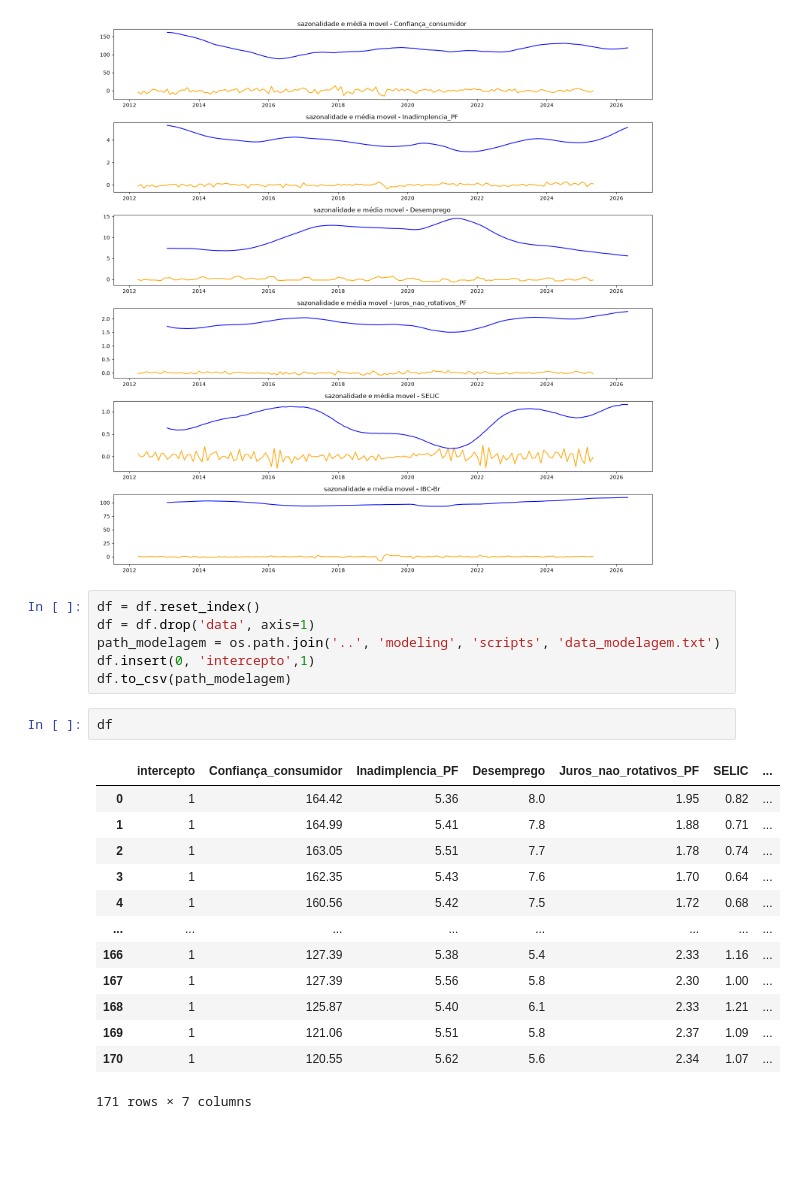
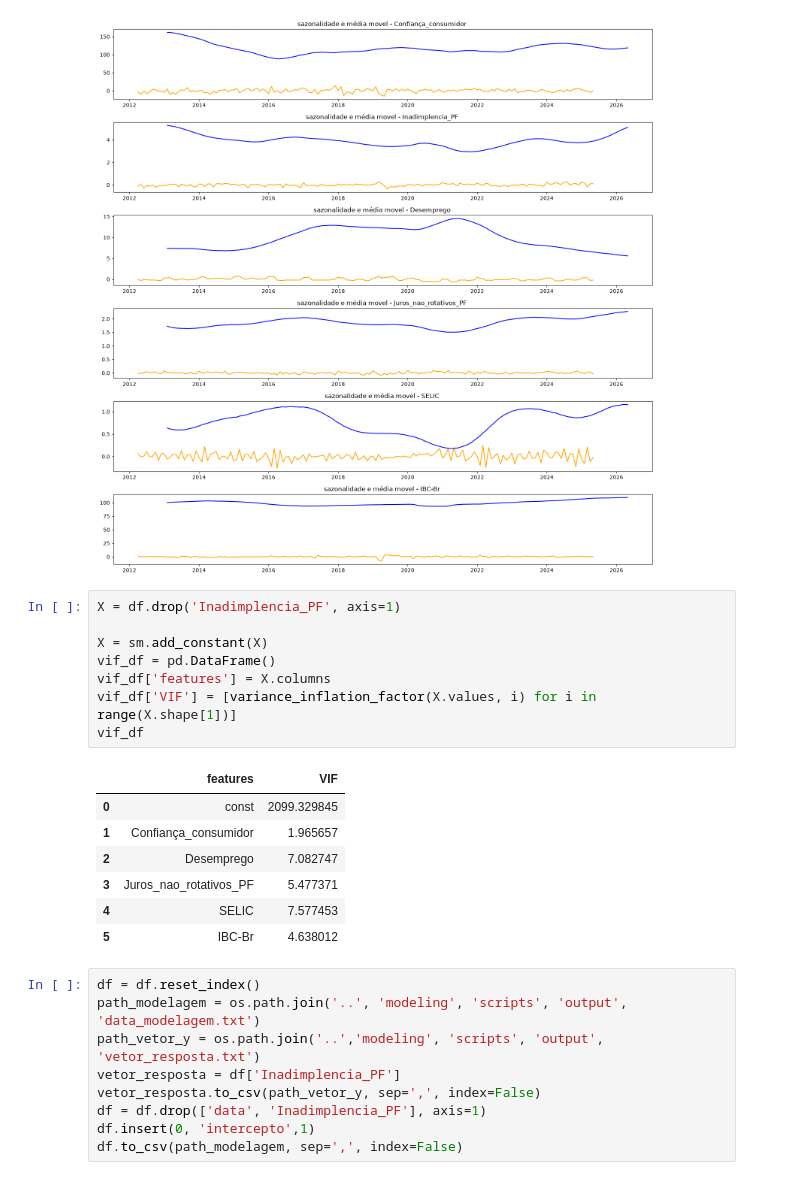
Before and after one commit to WesleySouza13/MacroEconomic-Modeling-Inverse-Problems-for-Default-Estimation-, a Jupyter notebook: notebooks/EDA.ipynb, the cells around one changed output. Drawn from its saved outputs; the diff is of its cells as text; blank space fills up the shorter version.

```diff
--- a/notebooks/EDA.ipynb
+++ b/notebooks/EDA.ipynb
@@ -240,25 +242,28 @@ for sazo, ax in zip(df.columns, axes.ravel()):
     fig.show()
 # %% [output]
 [figure]
-# %%
-df = df.reset_index()
-df = df.drop('data', axis=1)
-path_modelagem = os.path.join('..', 'modeling', 'scripts', 'data_modelagem.txt')
-df.insert(0, 'intercepto',1)
-df.to_csv(path_modelagem)
 # %%
-df
+X = df.drop('Inadimplencia_PF', axis=1)
+
+X = sm.add_constant(X)
+vif_df = pd.DataFrame()
+vif_df['features'] = X.columns
+vif_df['VIF'] = [variance_inflation_factor(X.values, i) for i in range(X.shape[1])]
+vif_df
 # %% [output]
-|  | intercepto | Confiança_consumidor | Inadimplencia_PF | Desemprego | Juros_nao_rotativos_PF | SELIC | ... |
-| 0 | 1 | 164.42 | 5.36 | 8.0 | 1.95 | 0.82 | ... |
-| 1 | 1 | 164.99 | 5.41 | 7.8 | 1.88 | 0.71 | ... |
-| 2 | 1 | 163.05 | 5.51 | 7.7 | 1.78 | 0.74 | ... |
-| 3 | 1 | 162.35 | 5.43 | 7.6 | 1.70 | 0.64 | ... |
-| 4 | 1 | 160.56 | 5.42 | 7.5 | 1.72 | 0.68 | ... |
-| ... | ... | ... | ... | ... | ... | ... | ... |
-| 166 | 1 | 127.39 | 5.38 | 5.4 | 2.33 | 1.16 | ... |
-| 167 | 1 | 127.39 | 5.56 | 5.8 | 2.30 | 1.00 | ... |
-| 168 | 1 | 125.87 | 5.40 | 6.1 | 2.33 | 1.21 | ... |
-| 169 | 1 | 121.06 | 5.51 | 5.8 | 2.37 | 1.09 | ... |
-| 170 | 1 | 120.55 | 5.62 | 5.6 | 2.34 | 1.07 | ... |
+|  | features | VIF |
+| 0 | const | 2099.329845 |
+| 1 | Confiança_consumidor | 1.965657 |
+| 2 | Desemprego | 7.082747 |
+| 3 | Juros_nao_rotativos_PF | 5.477371 |
+| 4 | SELIC | 7.577453 |
+| 5 | IBC-Br | 4.638012 |
-171 rows × 7 columns
+# %%
+df = df.reset_index()
+path_modelagem = os.path.join('..', 'modeling', 'scripts', 'output', 'data_modelagem.txt')
+path_vetor_y = os.path.join('..','modeling', 'scripts', 'output', 'vetor_resposta.txt')
+vetor_resposta = df['Inadimplencia_PF']
+vetor_resposta.to_csv(path_vetor_y, sep=',', index=False)
+df = df.drop(['data', 'Inadimplencia_PF'], axis=1)
+df.insert(0, 'intercepto',1)
+df.to_csv(path_modelagem, sep=',', index=False)
```
Also changed, not shown: parts of 8 cells of this notebook, 6 other files.
